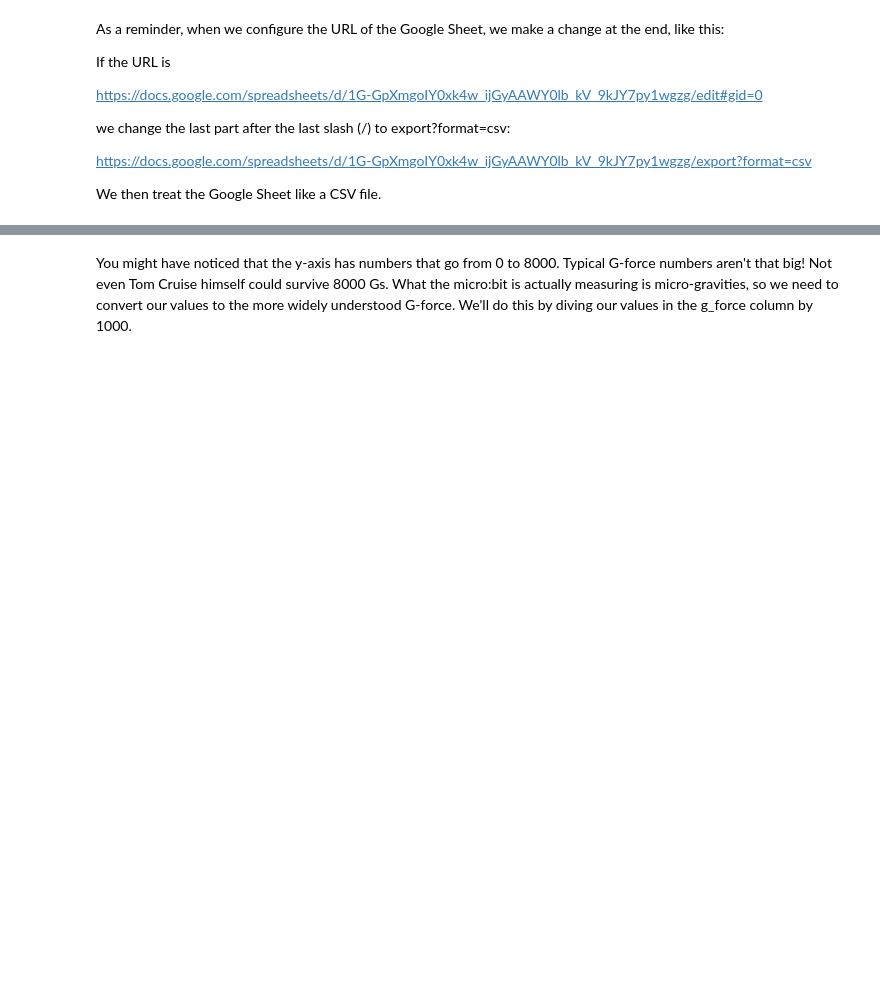
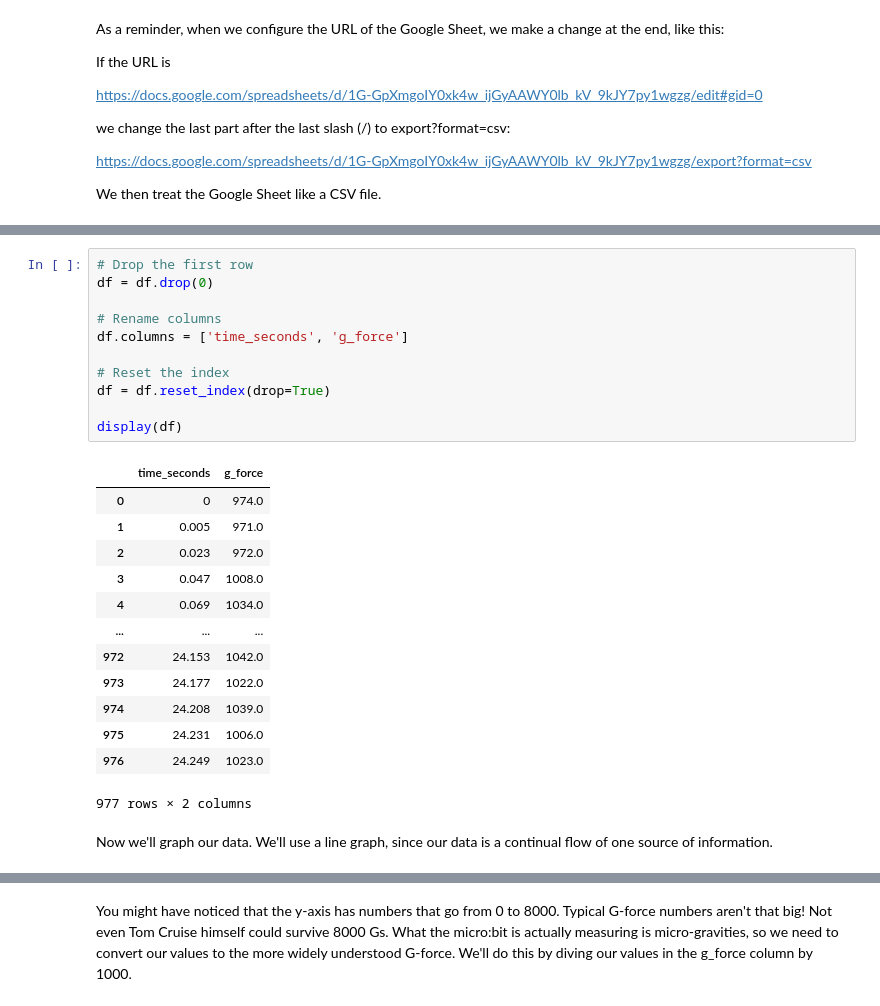
Before and after one commit to magriffin/microbit_data, a Jupyter notebook: MicroBit_Data.ipynb, the cells around one changed output, grey strips where cells are left out. Drawn from its saved outputs; the diff is of its cells as text; blank space fills up the shorter version.

```diff
--- a/MicroBit_Data.ipynb
+++ b/MicroBit_Data.ipynb
@@ -61 +67,28 @@ Now, we'd like to visualize our dataframe as a graph over time.
+# %%
+# Drop the first row
+df = df.drop(0)
+
+# Rename columns
+df.columns = ['time_seconds', 'g_force']
+
+# Reset the index
+df = df.reset_index(drop=True)
+
+display(df)
+# %% [output]
+|  | time_seconds | g_force |
+| 0 | 0 | 974.0 |
+| 1 | 0.005 | 971.0 |
+| 2 | 0.023 | 972.0 |
+| 3 | 0.047 | 1008.0 |
+| 4 | 0.069 | 1034.0 |
+| ... | ... | ... |
+| 972 | 24.153 | 1042.0 |
+| 973 | 24.177 | 1022.0 |
+| 974 | 24.208 | 1039.0 |
+| 975 | 24.231 | 1006.0 |
+| 976 | 24.249 | 1023.0 |
+977 rows × 2 columns
+# %% [markdown]
+Now we'll graph our data. We'll use a line graph, since our data is a continual flow of one source of information.
 # %%
```
Also changed, not shown: parts of 9 cells of this notebook.
